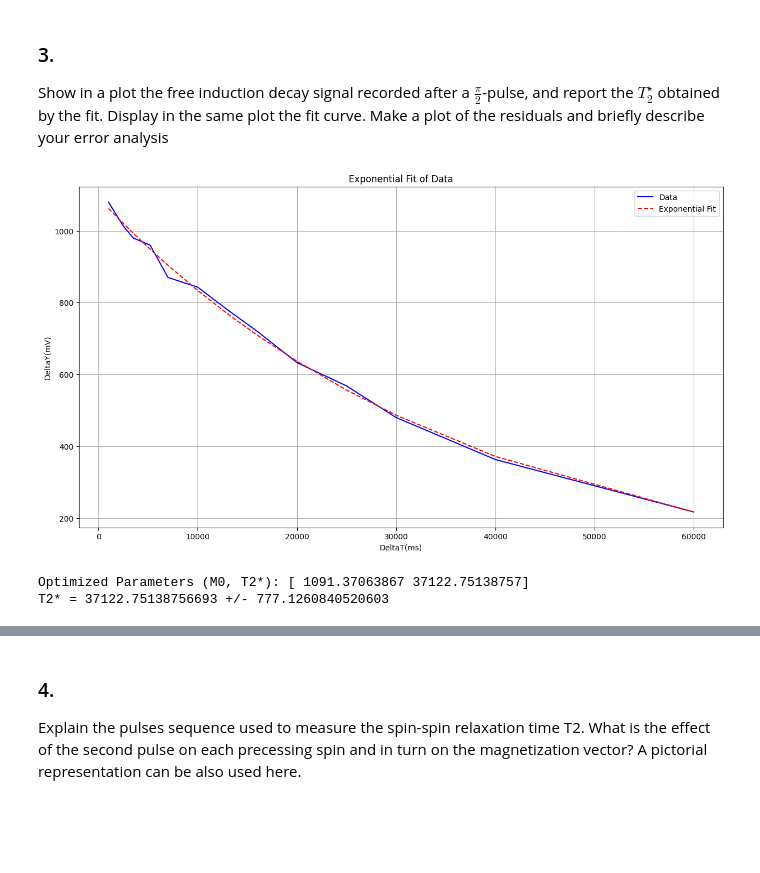
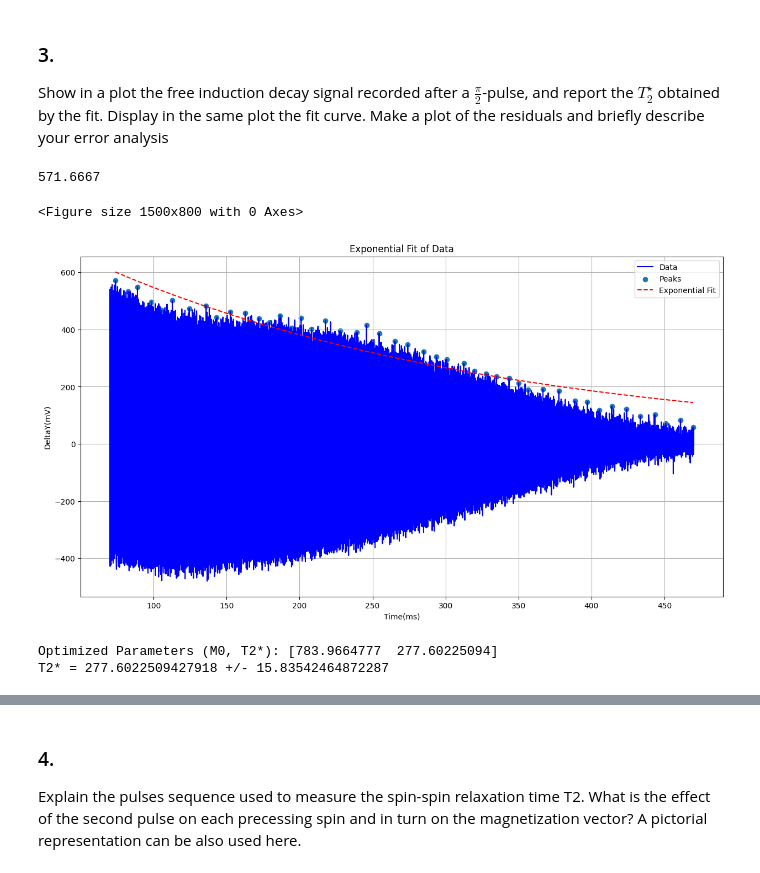
Before and after one commit to sdracia/Quantum-Hardware, a Jupyter notebook: project.ipynb, the cells around one changed output, grey strips where cells are left out. Cells and saved outputs as stored; diff of their text form; code cells hidden in the pictures; blank space fills up the shorter version.

```diff
--- a/project.ipynb
+++ b/project.ipynb
@@ -64,32 +65,45 @@ Larmor frequency of the precessing spins for the measured B: 24.310667599999995
 ### 3\.
 
 Show in a plot the free induction decay signal recorded after a $\frac{\pi}{2}$-pulse, and report the $T^{⋆}_2$ obtained by the fit. Display in the same plot the fit curve. Make a plot of the residuals and briefly describe your error analysis
+# %%
+fid_signal = pd.read_csv("File4/File4_fid.csv",engine="python")
+
+fid_signal.iloc[:, 0] *= 10e5
+fid_signal.iloc[:, 1] *= 10e2
+
+print(max(fid_signal.iloc[:, 1]))
+
+fid_signal.columns = ["Time(ms)", "DeltaY(mV)"]
+# %% [output]
+571.6667
 # %%
-peak_apml = pd.read_excel("Amplitude_Data/Amplitude.xlsx", usecols = [5, 6], header = 1)
+fig = plt.figure(figsize=(15, 8))
+
+peaks_ind, _ = find_peaks(fid_signal.iloc[:, 1], height = 0, prominence = 0.5, distance = 300)
+x_peaks = fid_signal.iloc[:, 0][peaks_ind]
+peaks = fid_signal.iloc[:, 1][peaks_ind]
 
 def exponential_func(x, a, tau):
     return a * np.exp(-x / tau)
 
-popt, pcov = curve_fit(exponential_func, peak_apml.iloc[:, 0], peak_apml.iloc[:, 1], p0 = [1000, 20000])
+popt, pcov = curve_fit(exponential_func, x_peaks, peaks, p0 = [600, 200])
 std_dev_T2 = np.sqrt(pcov[1, 1])
 
 plt.figure(figsize=(15, 8))
-plt.plot(peak_apml.iloc[:, 0], peak_apml.iloc[:, 1], 'b-', label='Data')
-plt.plot(peak_apml.iloc[:, 0], exponential_func(peak_apml.iloc[:, 0], *popt), 'r--', label='Exponential Fit')
-plt.xlabel(peak_apml.columns[0])
-plt.ylabel(peak_apml.columns[1])
+plt.plot(fid_signal.iloc[:, 0], fid_signal.iloc[:, 1], 'b-', label='Data')
+plt.scatter(x_peaks, peaks, label='Peaks')
+plt.plot(x_peaks, exponential_func(x_peaks, *popt), 'r--', label='Exponential Fit')
+plt.xlabel("Time(ms)")
+plt.ylabel("DeltaY(mV)")
 plt.title('Exponential Fit of Data')
 plt.legend()
 plt.grid(True)
 plt.show()
 
 print(f"Optimized Parameters (M0, T2*): {popt}")
 print(f"T2* = {popt[1]} +/- {std_dev_T2}")
-
-################################################
-
-# NB: TIME DATA HERE ARE IN MICROSECONDS!!! 37000 ms -> 0.37 seconds
 # %% [output]
+<Figure size 1500x800 with 0 Axes>
-[figure, old version]
+[figure, new version]
-Optimized Parameters (M0, T2*): [ 1091.37063867 37122.75138757]
-T2* = 37122.75138756693 +/- 777.1260840520603
+Optimized Parameters (M0, T2*): [783.9664777  277.60225094]
+T2* = 277.6022509427918 +/- 15.83542464872287
```
Also changed, not shown: parts of 8 cells of this notebook, 5 other files.
